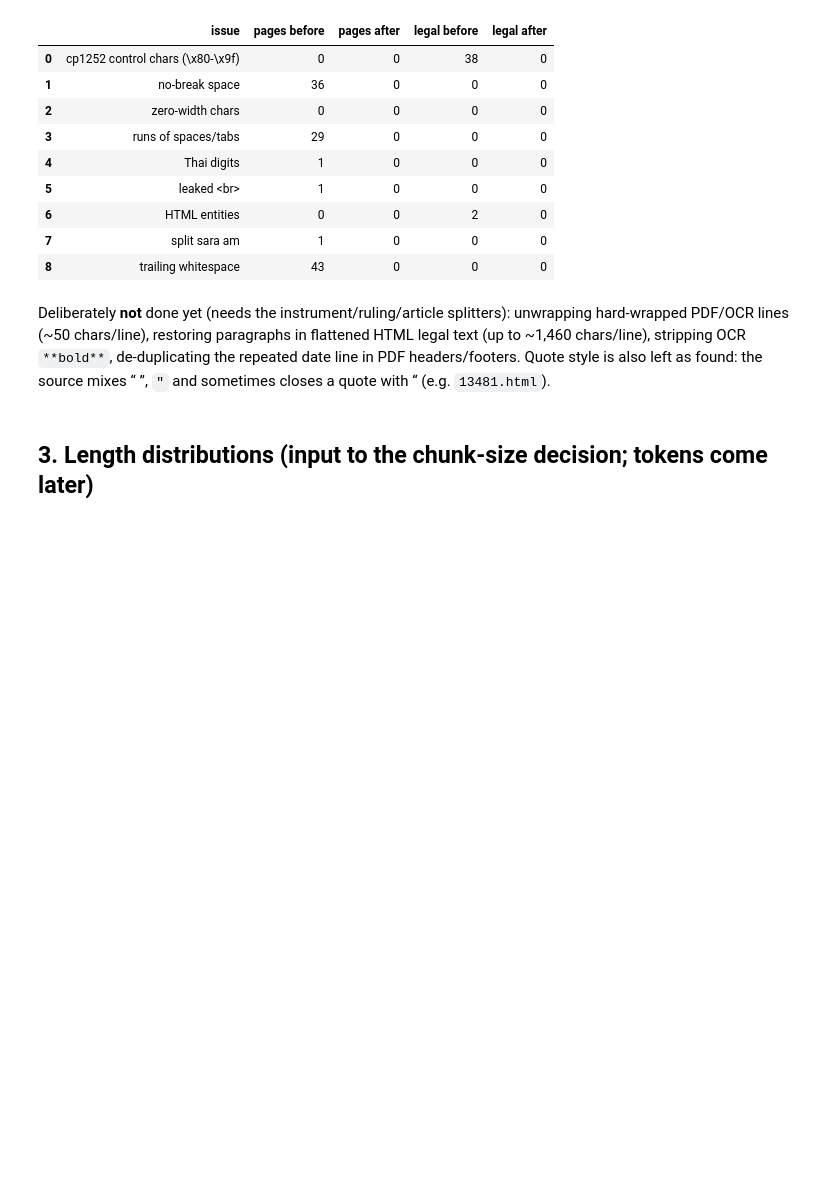
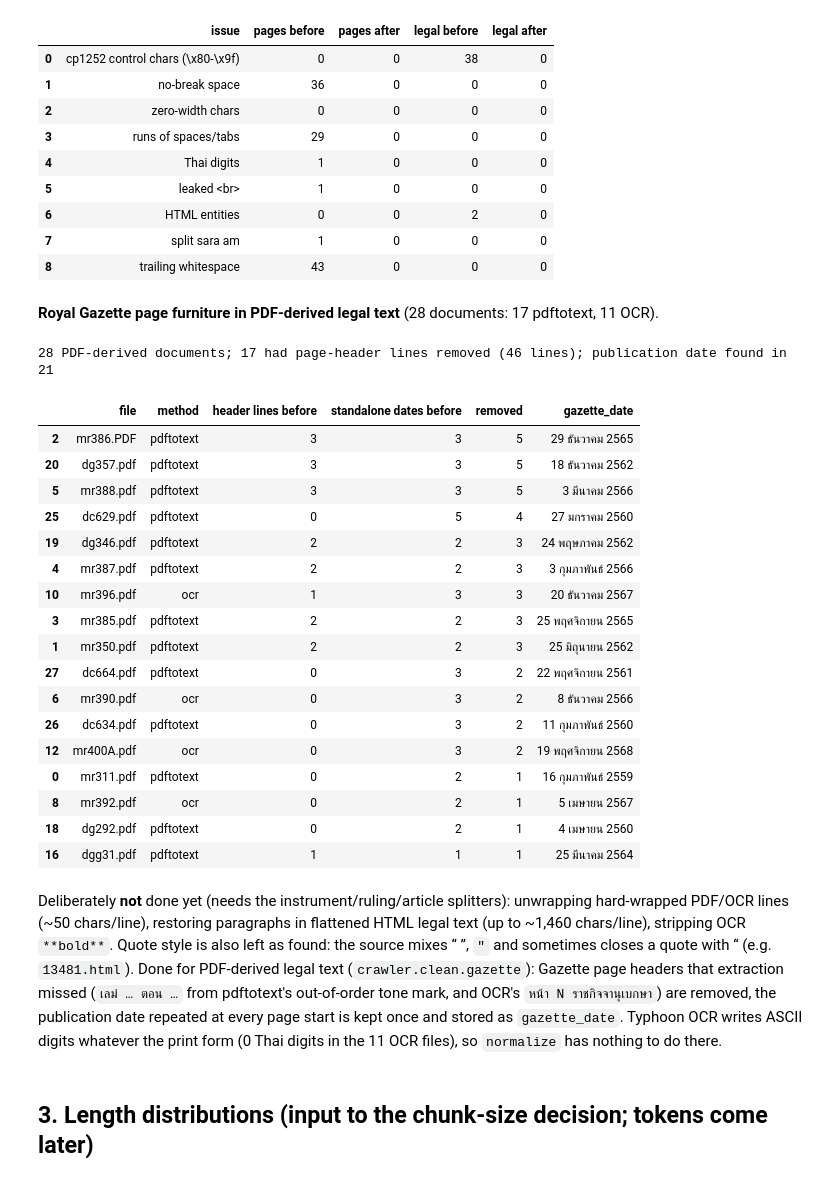
Before and after one commit to lemasc/rag-tax, a Jupyter notebook: crawler/notebooks/clean_review.ipynb, the cells around one changed output. Saved outputs shown, nothing was run; the diff lists cells and outputs as text; code cells hidden in the pictures; blank space fills up the shorter version.

```diff
--- a/crawler/notebooks/clean_review.ipynb
+++ b/crawler/notebooks/clean_review.ipynb
@@ -132,10 +132,49 @@ pd.DataFrame(rows)
 | 6 | HTML entities | 0 | 0 | 2 | 0 |
 | 7 | split sara am | 1 | 0 | 0 | 0 |
 | 8 | trailing whitespace | 43 | 0 | 0 | 0 |
+# %% [markdown]
+**Royal Gazette page furniture in PDF-derived legal text** (28 documents: 17 pdftotext, 11 OCR).
+# %%
+from crawler.clean.gazette import NUMBERING, PAGE, DATE, strip_page_headers
+rows = []
+for r in csv.DictReader(open("data/legal_text.csv", encoding="utf-8")):
+    if r["status"] != "ok" or r["method"] not in ("pdftotext", "ocr"):
+        continue
+    t = normalize(Path("data/text/legal", r["file"]).read_text(encoding="utf-8"))
+    out, gdate, removed = strip_page_headers(t)
+    lines = [l.strip() for l in t.split("\n")]
+    rows.append({"file": r["url"].rsplit("/", 1)[-1], "method": r["method"],
+                 "header lines before": sum(bool(NUMBERING.match(l) or PAGE.match(l)) for l in lines),
+                 "standalone dates before": sum(bool(DATE.match(l)) for l in lines),
+                 "removed": len(removed), "gazette_date": gdate or ""})
+g = pd.DataFrame(rows)
+print(f"{len(g)} PDF-derived documents; {(g.removed > 0).sum()} had page-header lines removed ({g.removed.sum()} lines); publication date found in {(g.gazette_date != '').sum()}")
+g[g.removed > 0].sort_values("removed", ascending=False)
+# %% [output]
+28 PDF-derived documents; 17 had page-header lines removed (46 lines); publication date found in 21
+|  | file | method | header lines before | standalone dates before | removed | gazette_date |
+| 2 | mr386.PDF | pdftotext | 3 | 3 | 5 | 29 ธันวาคม 2565 |
+| 20 | dg357.pdf | pdftotext | 3 | 3 | 5 | 18 ธันวาคม 2562 |
+| 5 | mr388.pdf | pdftotext | 3 | 3 | 5 | 3 มีนาคม 2566 |
+| 25 | dc629.pdf | pdftotext | 0 | 5 | 4 | 27 มกราคม 2560 |
+| 19 | dg346.pdf | pdftotext | 2 | 2 | 3 | 24 พฤษภาคม 2562 |
+| 4 | mr387.pdf | pdftotext | 2 | 2 | 3 | 3 กุมภาพันธ์ 2566 |
+| 10 | mr396.pdf | ocr | 1 | 3 | 3 | 20 ธันวาคม 2567 |
+| 3 | mr385.pdf | pdftotext | 2 | 2 | 3 | 25 พฤศจิกายน 2565 |
+| 1 | mr350.pdf | pdftotext | 2 | 2 | 3 | 25 มิถุนายน 2562 |
+| 27 | dc664.pdf | pdftotext | 0 | 3 | 2 | 22 พฤศจิกายน 2561 |
+| 6 | mr390.pdf | ocr | 0 | 3 | 2 | 8 ธันวาคม 2566 |
+| 26 | dc634.pdf | pdftotext | 0 | 3 | 2 | 11 กุมภาพันธ์ 2560 |
+| 12 | mr400A.pdf | ocr | 0 | 3 | 2 | 19 พฤศจิกายน 2568 |
+| 0 | mr311.pdf | pdftotext | 0 | 2 | 1 | 16 กุมภาพันธ์ 2559 |
+| 8 | mr392.pdf | ocr | 0 | 2 | 1 | 5 เมษายน 2567 |
+| 18 | dg292.pdf | pdftotext | 0 | 2 | 1 | 4 เมษายน 2560 |
+| 16 | dgg31.pdf | pdftotext | 1 | 1 | 1 | 25 มีนาคม 2564 |
 # %% [markdown]
 Deliberately **not** done yet (needs the instrument/ruling/article splitters): unwrapping hard-wrapped PDF/OCR lines (~50 chars/line),
-restoring paragraphs in flattened HTML legal text (up to ~1,460 chars/line), stripping OCR `**bold**`, de-duplicating the repeated date line in PDF headers/footers.
+restoring paragraphs in flattened HTML legal text (up to ~1,460 chars/line), stripping OCR `**bold**`.
 Quote style is also left as found: the source mixes “ ”, `"` and sometimes closes a quote with “ (e.g. `13481.html`).
+Done for PDF-derived legal text (`crawler.clean.gazette`): Gazette page headers that extraction missed (`เลม่ … ตอน …` from pdftotext's out-of-order tone mark, and OCR's `หน้า N ราชกิจจานุเบกษา`) are removed, the publication date repeated at every page start is kept once and stored as `gazette_date`. Typhoon OCR writes ASCII digits whatever the print form (0 Thai digits in the 11 OCR files), so `normalize` has nothing to do there.
 # %% [markdown]
 ## 3. Length distributions (input to the chunk-size decision; tokens come later)
 # %%
```
Also changed, not shown: parts of 2 cells of this notebook, 6 other files.
